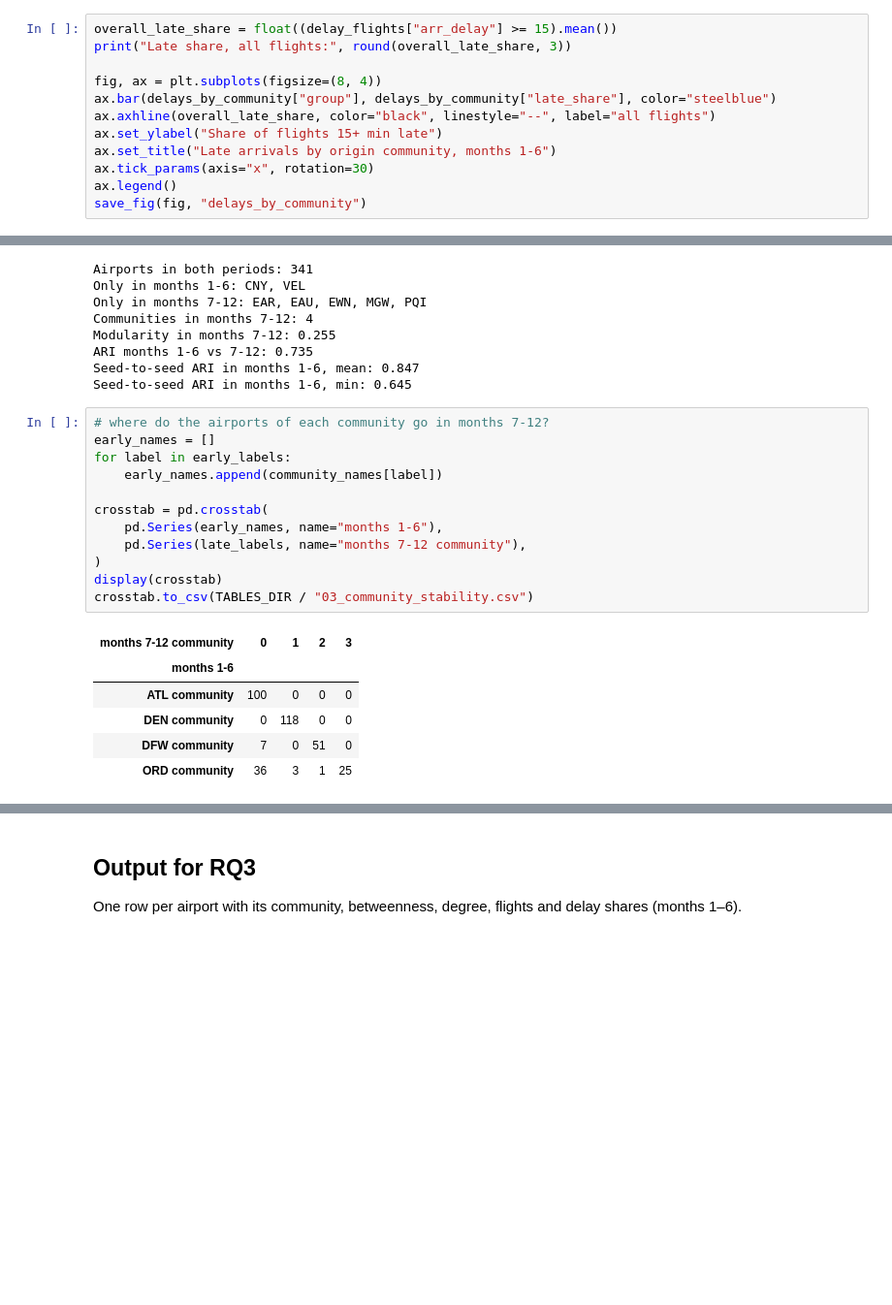
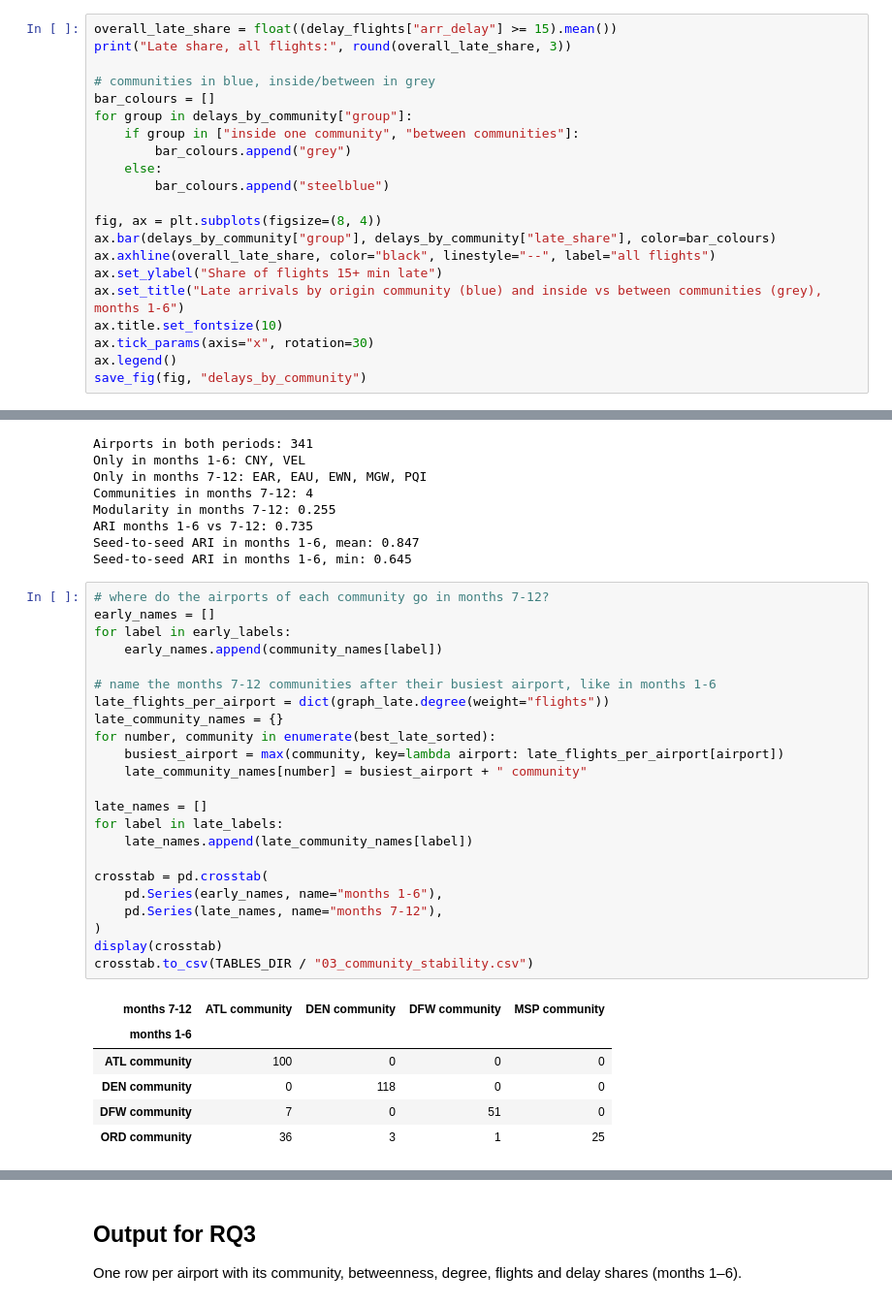
Before and after one commit to Smaash7/ComputationalToolsForDS, a Jupyter notebook: notebooks/03_airport_network.ipynb, the cells around one changed output, grey strips where cells are left out. Shown at 97% size. Saved outputs shown, nothing was run; the diff lists cells and outputs as text; blank space fills up the shorter version.

```diff
--- a/notebooks/03_airport_network.ipynb
+++ b/notebooks/03_airport_network.ipynb
@@ -664,11 +664,20 @@ delays_by_community.to_csv(TABLES_DIR / "03_delays_by_community.csv", index=Fals
 overall_late_share = float((delay_flights["arr_delay"] >= 15).mean())
 print("Late share, all flights:", round(overall_late_share, 3))
 
+# communities in blue, inside/between in grey
+bar_colours = []
+for group in delays_by_community["group"]:
+    if group in ["inside one community", "between communities"]:
+        bar_colours.append("grey")
+    else:
+        bar_colours.append("steelblue")
+
 fig, ax = plt.subplots(figsize=(8, 4))
-ax.bar(delays_by_community["group"], delays_by_community["late_share"], color="steelblue")
+ax.bar(delays_by_community["group"], delays_by_community["late_share"], color=bar_colours)
 ax.axhline(overall_late_share, color="black", linestyle="--", label="all flights")
 ax.set_ylabel("Share of flights 15+ min late")
-ax.set_title("Late arrivals by origin community, months 1-6")
+ax.set_title("Late arrivals by origin community (blue) and inside vs between communities (grey), months 1-6")
+ax.title.set_fontsize(10)
 ax.tick_params(axis="x", rotation=30)
 ax.legend()
 save_fig(fig, "delays_by_community")
@@ -864,17 +906,28 @@ Seed-to-seed ARI in months 1-6, min: 0.645
 # %%
 # where do the airports of each community go in months 7-12?
 early_names = []
 for label in early_labels:
     early_names.append(community_names[label])
 
+# name the months 7-12 communities after their busiest airport, like in months 1-6
+late_flights_per_airport = dict(graph_late.degree(weight="flights"))
+late_community_names = {}
+for number, community in enumerate(best_late_sorted):
+    busiest_airport = max(community, key=lambda airport: late_flights_per_airport[airport])
+    late_community_names[number] = busiest_airport + " community"
+
+late_names = []
+for label in late_labels:
+    late_names.append(late_community_names[label])
+
 crosstab = pd.crosstab(
     pd.Series(early_names, name="months 1-6"),
-    pd.Series(late_labels, name="months 7-12 community"),
+    pd.Series(late_names, name="months 7-12"),
 )
 display(crosstab)
 crosstab.to_csv(TABLES_DIR / "03_community_stability.csv")
 # %% [output]
-| months 7-12 community | 0 | 1 | 2 | 3 |
+| months 7-12 | ATL community | DEN community | DFW community | MSP community |
 | months 1-6 |  |  |  |  |
 | ATL community | 100 | 0 | 0 | 0 |
 | DEN community | 0 | 118 | 0 | 0 |
```
Also changed, not shown: parts of 8 cells of this notebook, 5 other files.
